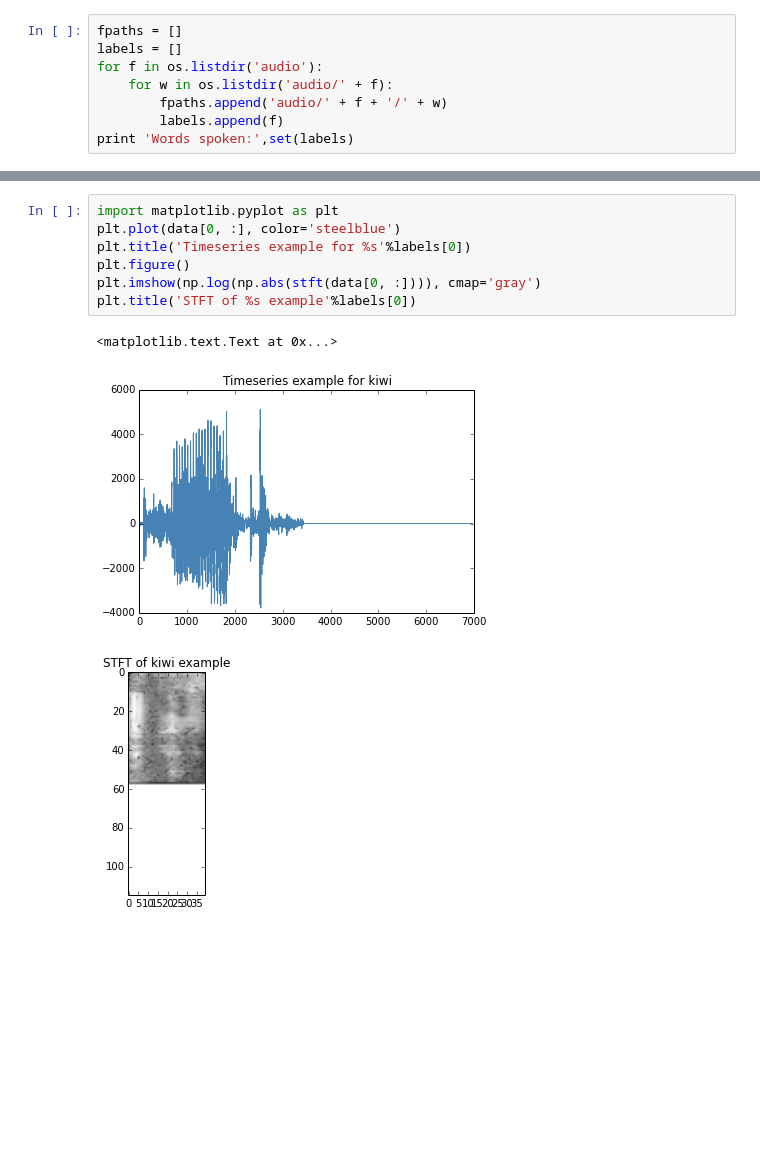
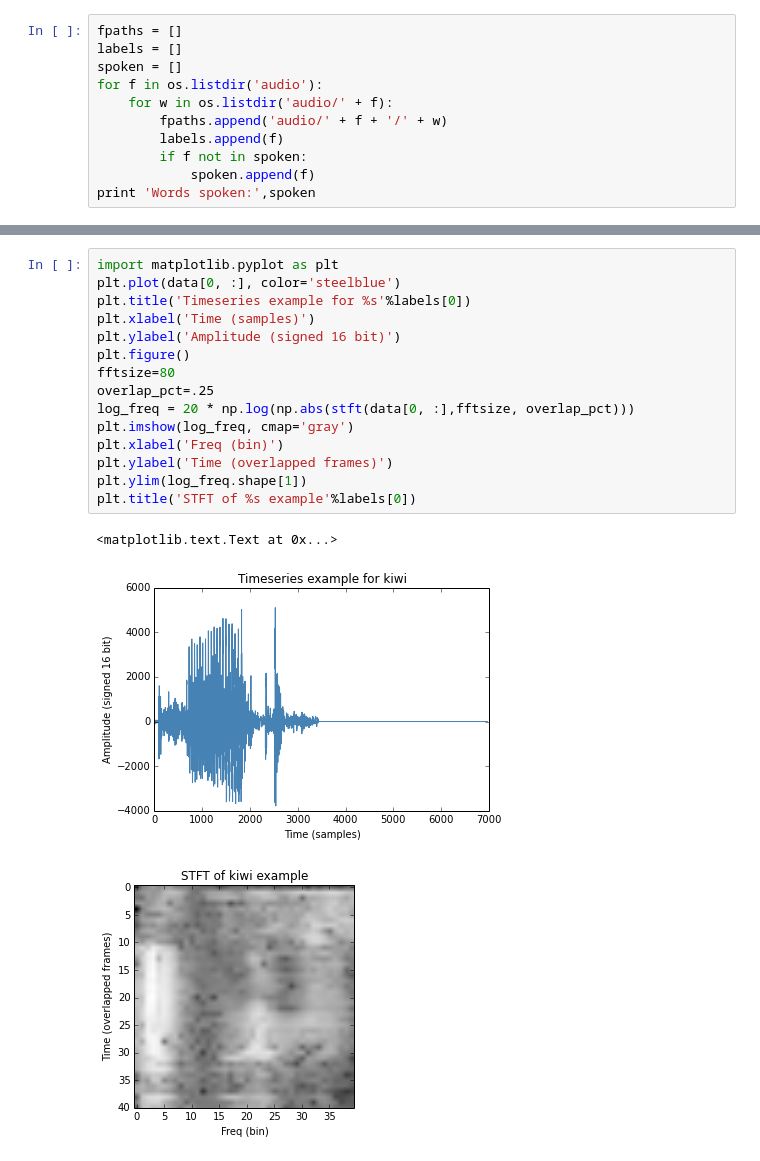
Before and after one commit to kastnerkyle/kastnerkyle.github.io-pelican, a Jupyter notebook: content/downloads/notebooks/ml_single_speaker_speech_recognition.ipynb, the cells around one changed output, grey strips where cells are left out. Saved outputs shown, nothing was run; the diff lists cells and outputs as text; blank space fills up the shorter version.

```diff
--- a/content/downloads/notebooks/ml_single_speaker_speech_recognition.ipynb
+++ b/content/downloads/notebooks/ml_single_speaker_speech_recognition.ipynb
@@ -22,9 +19,12 @@ audio.tar.gz already downloaded!
 # %%
 fpaths = []
 labels = []
+spoken = []
 for f in os.listdir('audio'):
     for w in os.listdir('audio/' + f):
         fpaths.append('audio/' + f + '/' + w)
         labels.append(f)
-print 'Words spoken:',set(labels)
+        if f not in spoken:
+            spoken.append(f)
+print 'Words spoken:',spoken
 # %% [output]
@@ -97,14 +73,22 @@ def stft(x, fftsize=80, overlap_pct=.25):
 # %%
 import matplotlib.pyplot as plt
 plt.plot(data[0, :], color='steelblue')
 plt.title('Timeseries example for %s'%labels[0])
+plt.xlabel('Time (samples)')
+plt.ylabel('Amplitude (signed 16 bit)')
 plt.figure()
-plt.imshow(np.log(np.abs(stft(data[0, :]))), cmap='gray')
+fftsize=80
+overlap_pct=.25
+log_freq = 20 * np.log(np.abs(stft(data[0, :],fftsize, overlap_pct)))
+plt.imshow(log_freq, cmap='gray')
+plt.xlabel('Freq (bin)')
+plt.ylabel('Time (overlapped frames)')
+plt.ylim(log_freq.shape[1])
 plt.title('STFT of %s example'%labels[0])
 # %% [output]
 <matplotlib.text.Text at 0x...>
-[figure, old version]
+[figure, new version]
-[figure, old version]
+[figure, new version]
 # %%
 from numpy.lib.stride_tricks import as_strided
 
```
Also changed, not shown: parts of 14 cells of this notebook.
